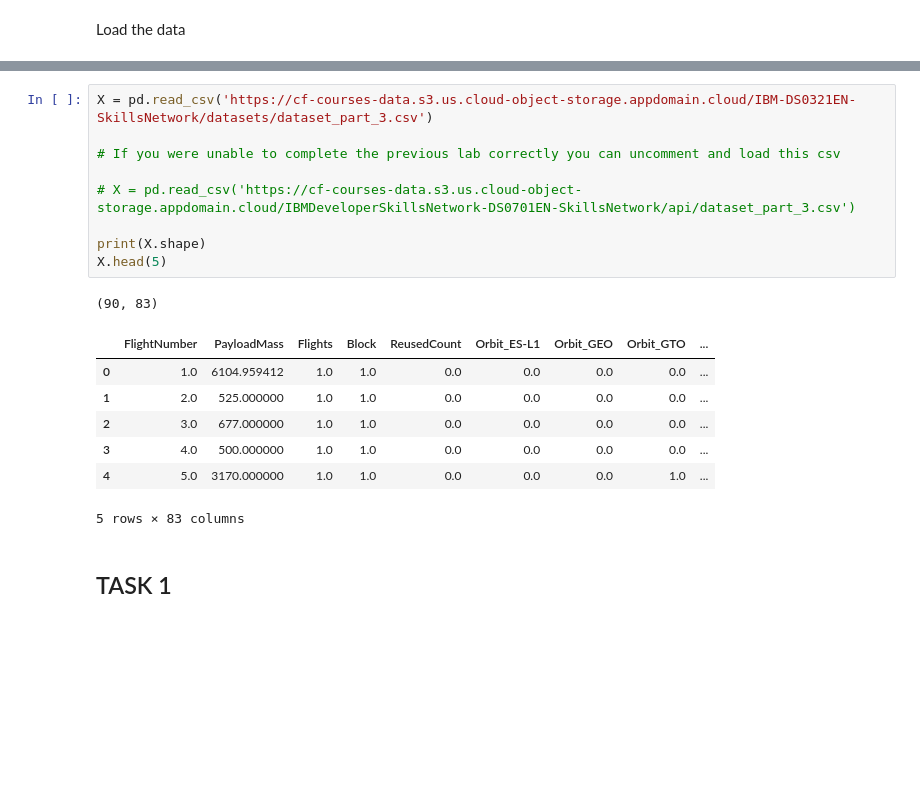
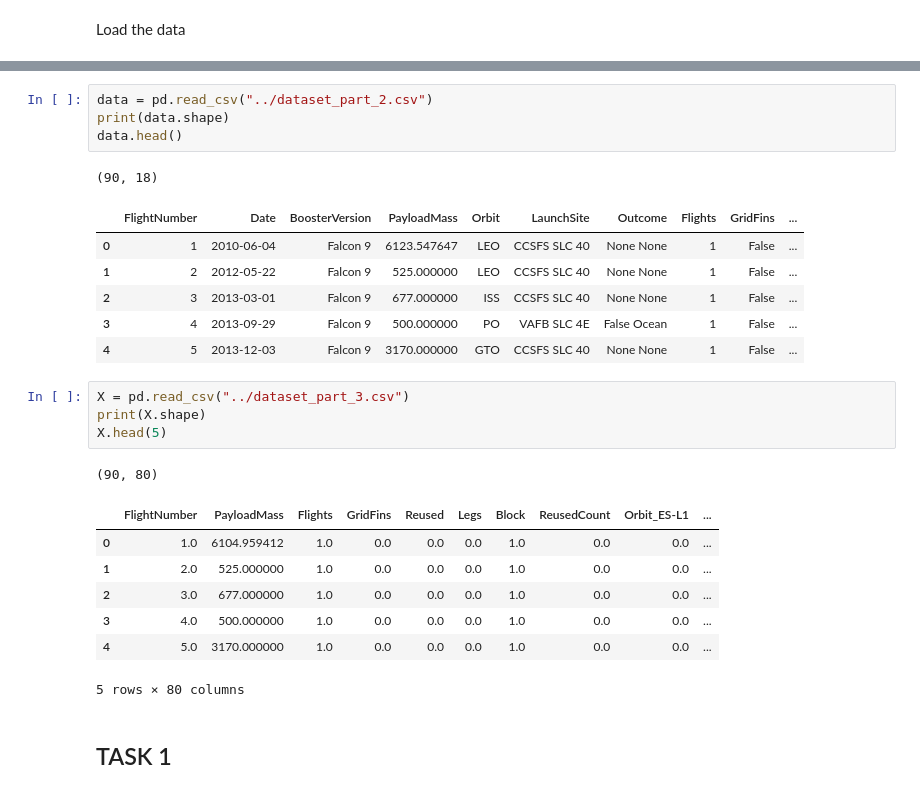
Before and after one commit to esteban-93/Data-science-exercises, a Jupyter notebook: models/SpaceX_Machine Learning Prediction_Part_5.ipynb, the cells around one changed output, grey strips where cells are left out. Cells and saved outputs as stored; diff of their text form; blank space fills up the shorter version.

```diff
--- a/models/SpaceX_Machine Learning Prediction_Part_5.ipynb
+++ b/models/SpaceX_Machine Learning Prediction_Part_5.ipynb
@@ -92,21 +75,28 @@ data.head()
-# %%
-X = pd.read_csv('https://cf-courses-data.s3.us.cloud-object-storage.appdomain.cloud/IBM-DS0321EN-SkillsNetwork/datasets/dataset_part_3.csv')
-
-# If you were unable to complete the previous lab correctly you can uncomment and load this csv
-
-# X = pd.read_csv('https://cf-courses-data.s3.us.cloud-object-storage.appdomain.cloud/IBMDeveloperSkillsNetwork-DS0701EN-SkillsNetwork/api/dataset_part_3.csv')
-
-print(X.shape)
-X.head(5)
-# %% [output]
-(90, 83)
-|  | FlightNumber | PayloadMass | Flights | Block | ReusedCount | Orbit_ES-L1 | Orbit_GEO | Orbit_GTO | ... |
-| 0 | 1.0 | 6104.959412 | 1.0 | 1.0 | 0.0 | 0.0 | 0.0 | 0.0 | ... |
-| 1 | 2.0 | 525.000000 | 1.0 | 1.0 | 0.0 | 0.0 | 0.0 | 0.0 | ... |
-| 2 | 3.0 | 677.000000 | 1.0 | 1.0 | 0.0 | 0.0 | 0.0 | 0.0 | ... |
-| 3 | 4.0 | 500.000000 | 1.0 | 1.0 | 0.0 | 0.0 | 0.0 | 0.0 | ... |
-| 4 | 5.0 | 3170.000000 | 1.0 | 1.0 | 0.0 | 0.0 | 0.0 | 1.0 | ... |
-5 rows × 83 columns
+# %%
+data = pd.read_csv("../dataset_part_2.csv")
+print(data.shape)
+data.head()
+# %% [output]
+(90, 18)
+|  | FlightNumber | Date | BoosterVersion | PayloadMass | Orbit | LaunchSite | Outcome | Flights | GridFins | ... |
+| 0 | 1 | 2010-06-04 | Falcon 9 | 6123.547647 | LEO | CCSFS SLC 40 | None None | 1 | False | ... |
+| 1 | 2 | 2012-05-22 | Falcon 9 | 525.000000 | LEO | CCSFS SLC 40 | None None | 1 | False | ... |
+| 2 | 3 | 2013-03-01 | Falcon 9 | 677.000000 | ISS | CCSFS SLC 40 | None None | 1 | False | ... |
+| 3 | 4 | 2013-09-29 | Falcon 9 | 500.000000 | PO | VAFB SLC 4E | False Ocean | 1 | False | ... |
+| 4 | 5 | 2013-12-03 | Falcon 9 | 3170.000000 | GTO | CCSFS SLC 40 | None None | 1 | False | ... |
+# %%
+X = pd.read_csv("../dataset_part_3.csv")
+print(X.shape)
+X.head(5)
+# %% [output]
+(90, 80)
+|  | FlightNumber | PayloadMass | Flights | GridFins | Reused | Legs | Block | ReusedCount | Orbit_ES-L1 | ... |
+| 0 | 1.0 | 6104.959412 | 1.0 | 0.0 | 0.0 | 0.0 | 1.0 | 0.0 | 0.0 | ... |
+| 1 | 2.0 | 525.000000 | 1.0 | 0.0 | 0.0 | 0.0 | 1.0 | 0.0 | 0.0 | ... |
+| 2 | 3.0 | 677.000000 | 1.0 | 0.0 | 0.0 | 0.0 | 1.0 | 0.0 | 0.0 | ... |
+| 3 | 4.0 | 500.000000 | 1.0 | 0.0 | 0.0 | 0.0 | 1.0 | 0.0 | 0.0 | ... |
+| 4 | 5.0 | 3170.000000 | 1.0 | 0.0 | 0.0 | 0.0 | 1.0 | 0.0 | 0.0 | ... |
+5 rows × 80 columns
 # %% [markdown]
 ## TASK  1
 # %% [markdown]
```
Also changed, not shown: parts of 12 cells of this notebook, 2 other files.
